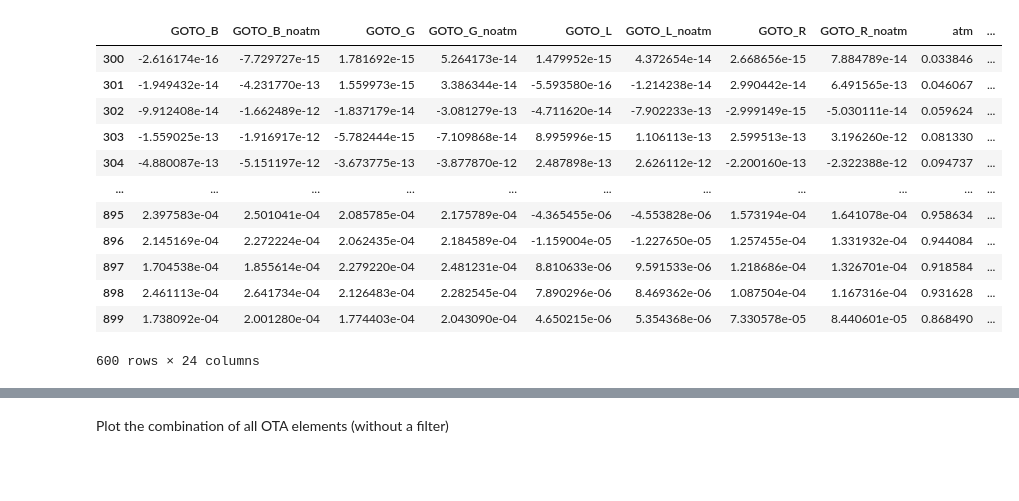
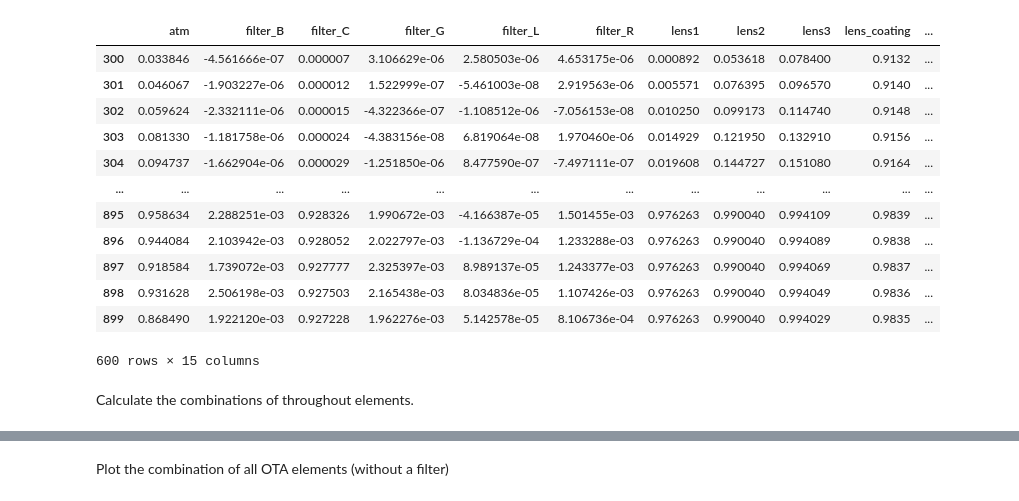
Before and after one commit to GOTO-OBS/public_resources, a Jupyter notebook: throughput/throughput.ipynb, the cells around one changed output, grey strips where cells are left out. Drawn from its saved outputs; the diff is of its cells as text; code cells hidden in the pictures; blank space fills up the shorter version.

```diff
--- a/throughput/throughput.ipynb
+++ b/throughput/throughput.ipynb
@@ -12,35 +12,51 @@ import matplotlib.pyplot as plt
 import matplotlib.ticker as ticker
 # %%
 data_dir = 'data'
+elements_dir = 'data/elements'
 wave_range = np.arange(300, 900, 1)
 
-# Read in data files, interpolate to the given wave range and store
+# Read in all element throughput files
 throughput_data = {}
-for filename in sorted(os.listdir(data_dir)):
+for filename in sorted(os.listdir(elements_dir)):
     if not filename.endswith('.data') or 'sky' in filename:
         continue
-    key = filename.split('.')[0]
-    data = pd.read_csv(os.path.join(data_dir, filename), names=['wave', 'throughput'], index_col=0, comment='#', sep=' ')
-    data_interp = interp1d(data.index, data.throughput, bounds_error=False, fill_value='extrapolate')(wave_range)
-    throughput_data[key] = data_interp
+
+    # Read in data file
+    data = pd.read_csv(
+        os.path.join(elements_dir, filename),
+        names=['wave', 'throughput'],
+        index_col=0,
+        comment='#',
+        sep=' ',
+    )
+
+    # Interpolate to the given wave range
+    data_interp = interp1d(
+        data.index,
+        data.throughput,
+        bounds_error=False,
+        fill_value='extrapolate',
+    )(wave_range)
+
+    # Store in dict
+    throughput_data[filename.split('.')[0]] = data_interp
 
 # Make into a dataframe
 throughput_data = pd.DataFrame(data=throughput_data, index=wave_range)
-
-# Save all data as a CSV
-throughput_data.to_csv(os.path.join(data_dir, 'throughput.csv'))
 throughput_data
 # %% [output]
-|  | GOTO_B | GOTO_B_noatm | GOTO_G | GOTO_G_noatm | GOTO_L | GOTO_L_noatm | GOTO_R | GOTO_R_noatm | atm | ... |
-| 300 | -2.616174e-16 | -7.729727e-15 | 1.781692e-15 | 5.264173e-14 | 1.479952e-15 | 4.372654e-14 | 2.668656e-15 | 7.884789e-14 | 0.033846 | ... |
-| 301 | -1.949432e-14 | -4.231770e-13 | 1.559973e-15 | 3.386344e-14 | -5.593580e-16 | -1.214238e-14 | 2.990442e-14 | 6.491565e-13 | 0.046067 | ... |
-| 302 | -9.912408e-14 | -1.662489e-12 | -1.837179e-14 | -3.081279e-13 | -4.711620e-14 | -7.902233e-13 | -2.999149e-15 | -5.030111e-14 | 0.059624 | ... |
-| 303 | -1.559025e-13 | -1.916917e-12 | -5.782444e-15 | -7.109868e-14 | 8.995996e-15 | 1.106113e-13 | 2.599513e-13 | 3.196260e-12 | 0.081330 | ... |
-| 304 | -4.880087e-13 | -5.151197e-12 | -3.673775e-13 | -3.877870e-12 | 2.487898e-13 | 2.626112e-12 | -2.200160e-13 | -2.322388e-12 | 0.094737 | ... |
-| ... | ... | ... | ... | ... | ... | ... | ... | ... | ... | ... |
-| 895 | 2.397583e-04 | 2.501041e-04 | 2.085785e-04 | 2.175789e-04 | -4.365455e-06 | -4.553828e-06 | 1.573194e-04 | 1.641078e-04 | 0.958634 | ... |
-| 896 | 2.145169e-04 | 2.272224e-04 | 2.062435e-04 | 2.184589e-04 | -1.159004e-05 | -1.227650e-05 | 1.257455e-04 | 1.331932e-04 | 0.944084 | ... |
-| 897 | 1.704538e-04 | 1.855614e-04 | 2.279220e-04 | 2.481231e-04 | 8.810633e-06 | 9.591533e-06 | 1.218686e-04 | 1.326701e-04 | 0.918584 | ... |
-| 898 | 2.461113e-04 | 2.641734e-04 | 2.126483e-04 | 2.282545e-04 | 7.890296e-06 | 8.469362e-06 | 1.087504e-04 | 1.167316e-04 | 0.931628 | ... |
-| 899 | 1.738092e-04 | 2.001280e-04 | 1.774403e-04 | 2.043090e-04 | 4.650215e-06 | 5.354368e-06 | 7.330578e-05 | 8.440601e-05 | 0.868490 | ... |
+|  | atm | filter_B | filter_C | filter_G | filter_L | filter_R | lens1 | lens2 | lens3 | lens_coating | ... |
+| 300 | 0.033846 | -4.561666e-07 | 0.000007 | 3.106629e-06 | 2.580503e-06 | 4.653175e-06 | 0.000892 | 0.053618 | 0.078400 | 0.9132 | ... |
+| 301 | 0.046067 | -1.903227e-06 | 0.000012 | 1.522999e-07 | -5.461003e-08 | 2.919563e-06 | 0.005571 | 0.076395 | 0.096570 | 0.9140 | ... |
+| 302 | 0.059624 | -2.332111e-06 | 0.000015 | -4.322366e-07 | -1.108512e-06 | -7.056153e-08 | 0.010250 | 0.099173 | 0.114740 | 0.9148 | ... |
+| 303 | 0.081330 | -1.181758e-06 | 0.000024 | -4.383156e-08 | 6.819064e-08 | 1.970460e-06 | 0.014929 | 0.121950 | 0.132910 | 0.9156 | ... |
+| 304 | 0.094737 | -1.662904e-06 | 0.000029 | -1.251850e-06 | 8.477590e-07 | -7.497111e-07 | 0.019608 | 0.144727 | 0.151080 | 0.9164 | ... |
+| ... | ... | ... | ... | ... | ... | ... | ... | ... | ... | ... | ... |
+| 895 | 0.958634 | 2.288251e-03 | 0.928326 | 1.990672e-03 | -4.166387e-05 | 1.501455e-03 | 0.976263 | 0.990040 | 0.994109 | 0.9839 | ... |
+| 896 | 0.944084 | 2.103942e-03 | 0.928052 | 2.022797e-03 | -1.136729e-04 | 1.233288e-03 | 0.976263 | 0.990040 | 0.994089 | 0.9838 | ... |
+| 897 | 0.918584 | 1.739072e-03 | 0.927777 | 2.325397e-03 | 8.989137e-05 | 1.243377e-03 | 0.976263 | 0.990040 | 0.994069 | 0.9837 | ... |
+| 898 | 0.931628 | 2.506198e-03 | 0.927503 | 2.165438e-03 | 8.034836e-05 | 1.107426e-03 | 0.976263 | 0.990040 | 0.994049 | 0.9836 | ... |
+| 899 | 0.868490 | 1.922120e-03 | 0.927228 | 1.962276e-03 | 5.142578e-05 | 8.106736e-04 | 0.976263 | 0.990040 | 0.994029 | 0.9835 | ... |
-600 rows × 24 columns
+600 rows × 15 columns
+# %% [markdown]
+Calculate the combinations of throughout elements.
```
Also changed, not shown: parts of 5 cells of this notebook, 19 other files.
